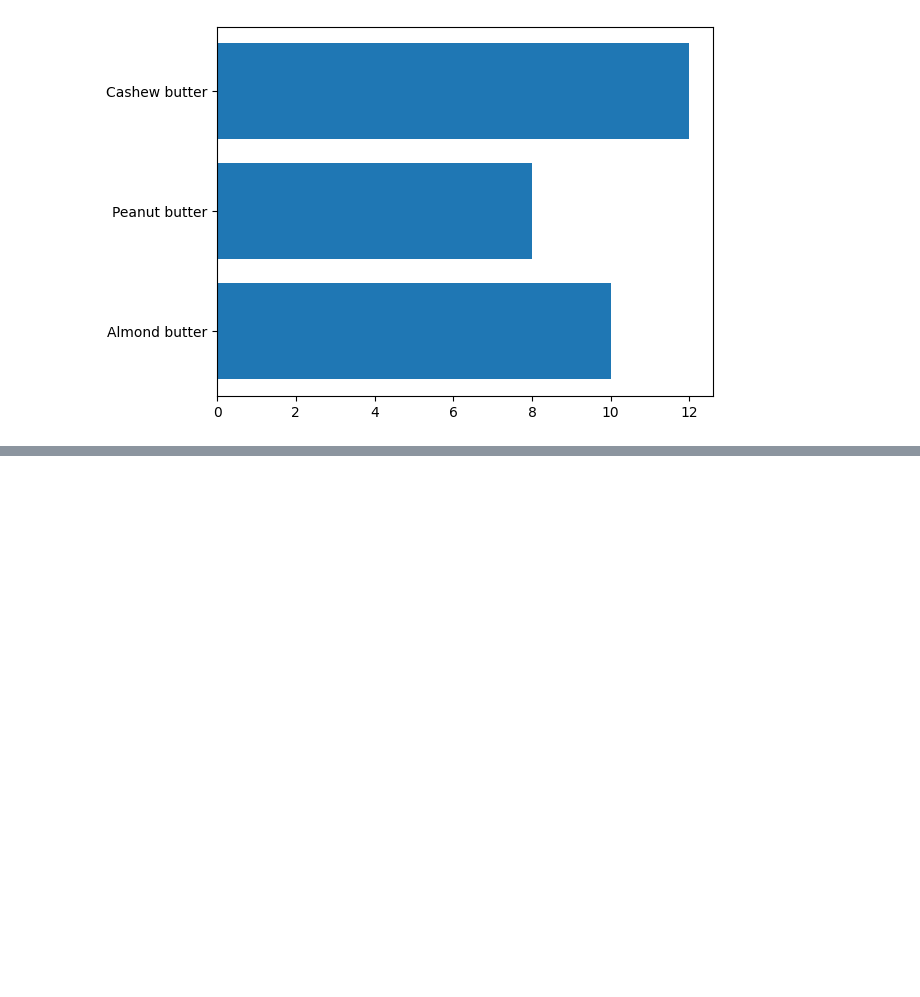
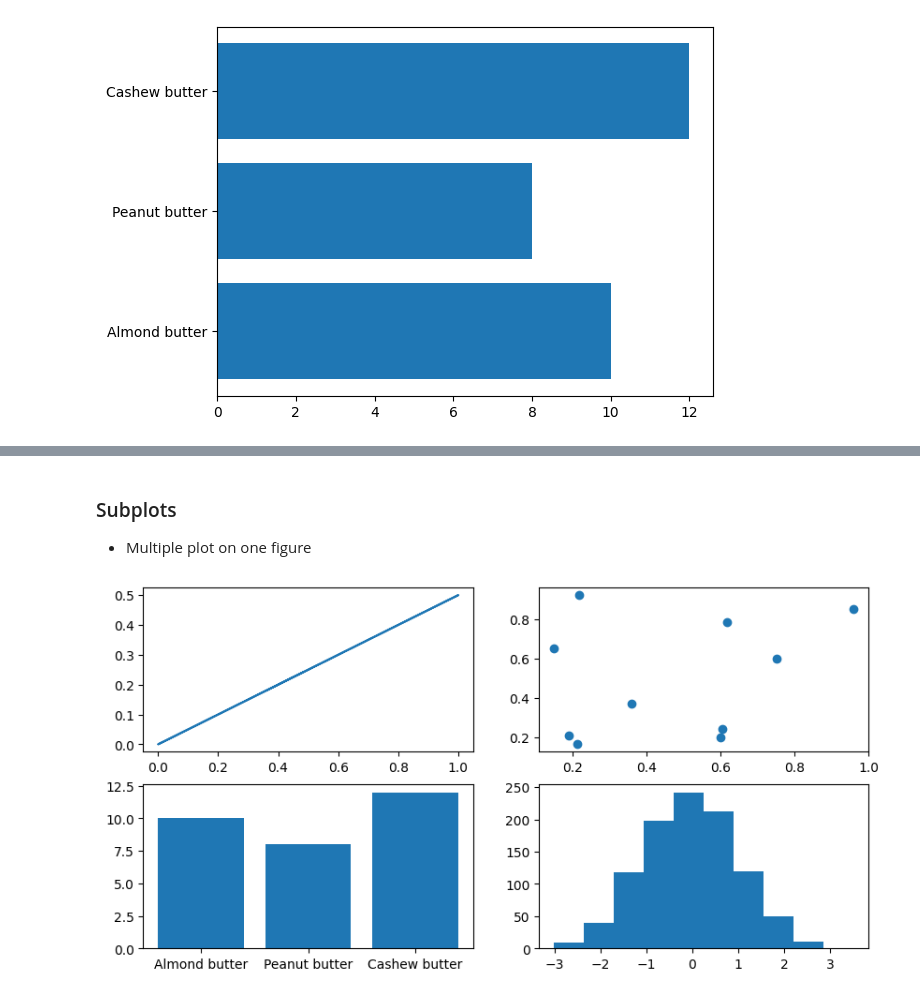
Before and after one commit to UnrivalledHitman120703/Machine-Learning-and-Data-Science-Bootcamp, a Jupyter notebook: Introduction_to_Matplotlib.ipynb, the cells around one changed output, grey strips where cells are left out. Cells and saved outputs as stored; diff of their text form; code cells hidden in the pictures; blank space fills up the shorter version.

```diff
--- a/Introduction_to_Matplotlib.ipynb
+++ b/Introduction_to_Matplotlib.ipynb
@@ -140,0 +158,16 @@ ax.barh(list(nut_butter_prices.keys()), list(nut_butter_prices.values()));
+# %% [markdown]
+### Subplots
+* Multiple plot on one figure
+# %%
+# Option 1: Creating multiple subplots
+fig, ((ax1, ax2), (ax3, ax4)) = plt.subplots(nrows=2,
+                                             ncols=2,
+                                             figsize=(10, 5))
+
+# Plot data to each axis
+ax1.plot(x, x/2);
+ax2.scatter(np.random.random(10), np.random.random(10));
+ax3.bar(nut_butter_prices.keys(), nut_butter_prices.values());
+ax4.hist(np.random.randn(1000));
+# %% [output]
+[figure, added]
```
Also changed, not shown: parts of 4 cells of this notebook.
